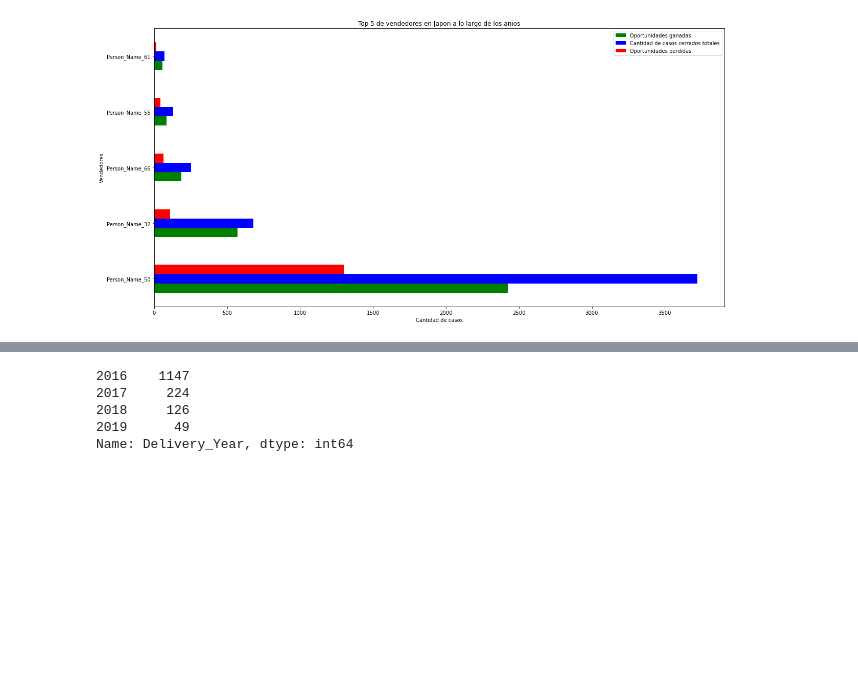
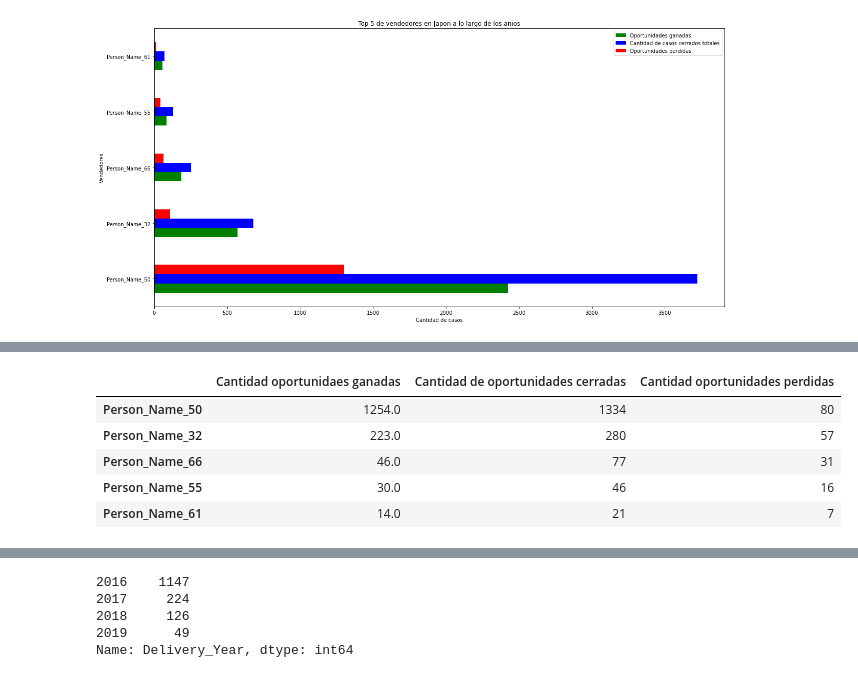
Before and after one commit to Ramaxx95/TP1-Orga-de-Datos, a Jupyter notebook: Visualizaciones/Region_Japan.ipynb, the cells around one changed output, grey strips where cells are left out. Cells and saved outputs as stored; diff of their text form; code cells hidden in the pictures; blank space fills up the shorter version.

```diff
--- a/Visualizaciones/Region_Japan.ipynb
+++ b/Visualizaciones/Region_Japan.ipynb
@@ -184,0 +236,11 @@ plt.show()
+# %%
+lista_vendedores_2017 = [vendedores_2017_ganados, vendedores_2017, vendedores_2017_perdidos]
+top_5_vendedores_2017 = pd.concat(lista_vendedores_2017, join = 'outer', axis =1).fillna(0).nlargest(5, 'Cantidad oportunidaes ganadas')
+top_5_vendedores_2017
+# %% [output]
+|  | Cantidad oportunidaes ganadas | Cantidad de oportunidades cerradas | Cantidad oportunidades perdidas |
+| Person_Name_50 | 1254.0 | 1334 | 80 |
+| Person_Name_32 | 223.0 | 280 | 57 |
+| Person_Name_66 | 46.0 | 77 | 31 |
+| Person_Name_55 | 30.0 | 46 | 16 |
+| Person_Name_61 | 14.0 | 21 | 7 |
```
Also changed, not shown: parts of 5 cells of this notebook.
